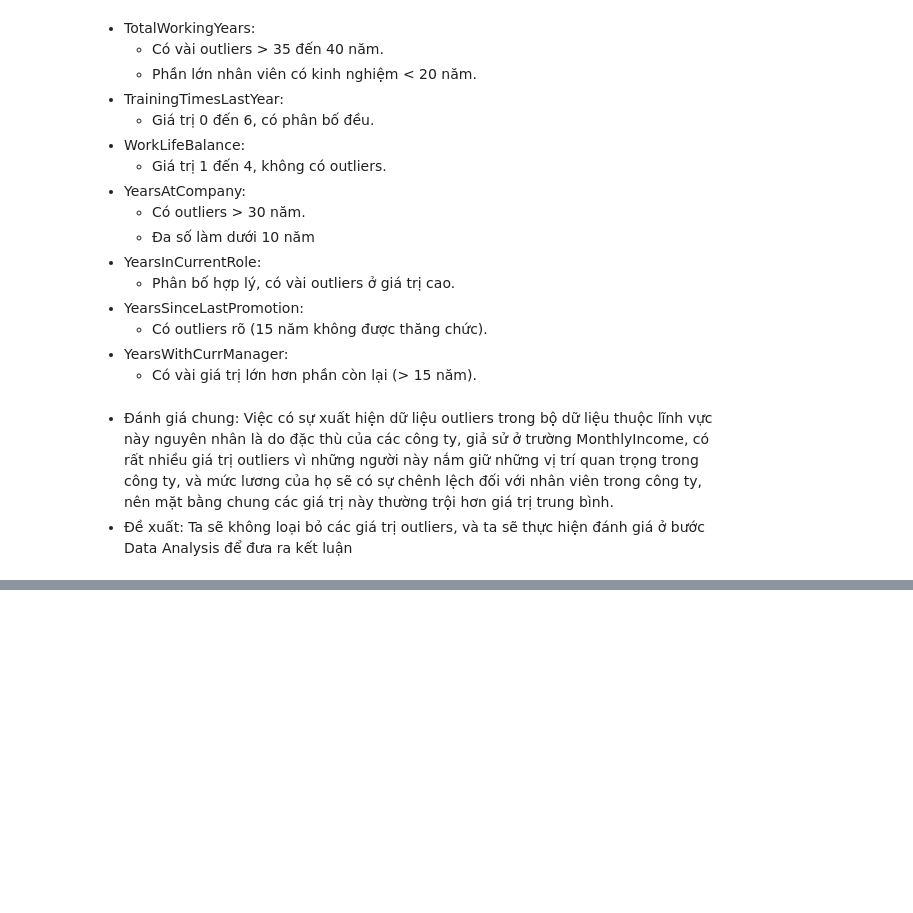
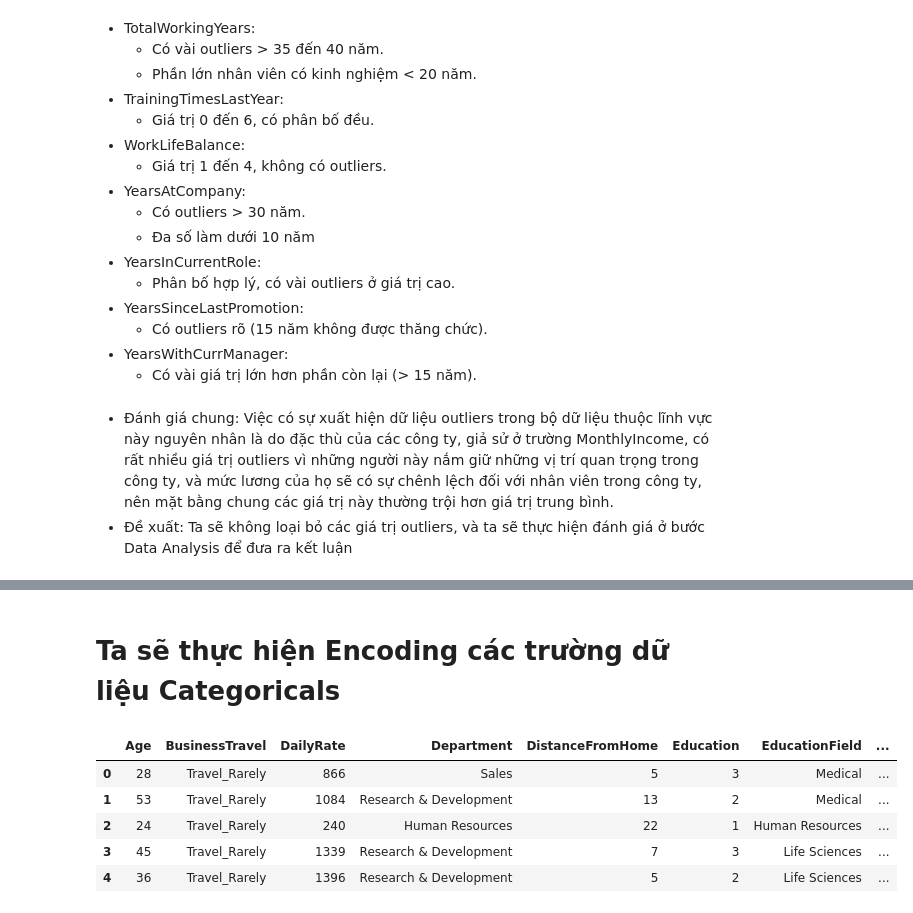
Before and after one commit to nqnghia02/HR-Analytics, a Jupyter notebook: src/preprocessing/processing.ipynb, the cells around one changed output, grey strips where cells are left out. Cells and saved outputs as stored; diff of their text form; code cells hidden in the pictures; blank space fills up the shorter version.

```diff
--- a/src/preprocessing/processing.ipynb
+++ b/src/preprocessing/processing.ipynb
@@ -426,0 +355,14 @@ Nhận xét: Việc chuyển đổi dữ liệu định tính sang định lư
+# %% [markdown]
+# Ta sẽ thực hiện Encoding các trường dữ liệu Categoricals
+# %%
+df_train=pd.read_csv("data/processed/train_data_attrition.csv")
+df_train.head()
+df_test=pd.read_csv("data/processed/test_data_attrition.csv")
+df_test.head()
+# %% [output]
+|  | Age | BusinessTravel | DailyRate | Department | DistanceFromHome | Education | EducationField | ... |
+| 0 | 28 | Travel_Rarely | 866 | Sales | 5 | 3 | Medical | ... |
+| 1 | 53 | Travel_Rarely | 1084 | Research & Development | 13 | 2 | Medical | ... |
+| 2 | 24 | Travel_Rarely | 240 | Human Resources | 22 | 1 | Human Resources | ... |
+| 3 | 45 | Travel_Rarely | 1339 | Research & Development | 7 | 3 | Life Sciences | ... |
+| 4 | 36 | Travel_Rarely | 1396 | Research & Development | 5 | 2 | Life Sciences | ... |
```
Also changed, not shown: parts of 30 cells of this notebook.
